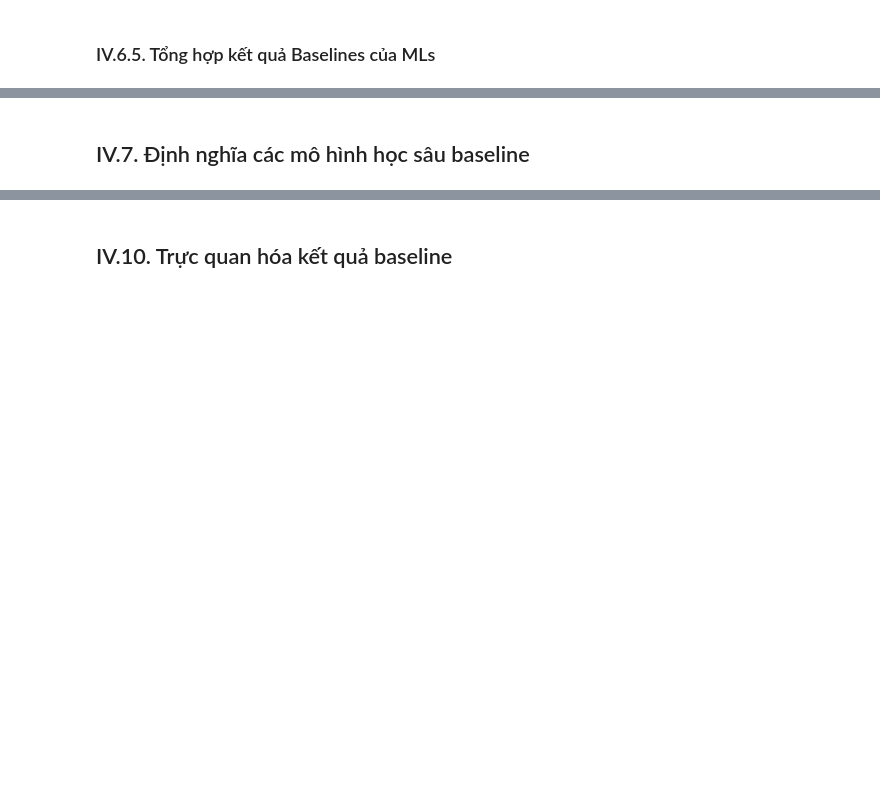
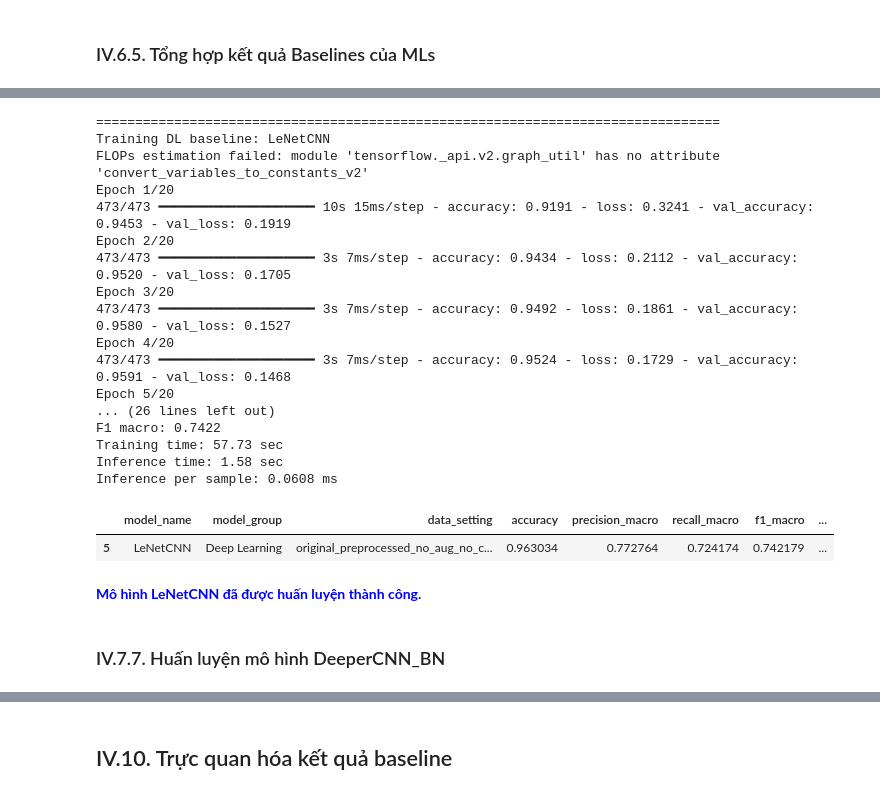
Before and after one commit to quangnguyen-james/wafermap-thesis, a Jupyter notebook: wafermap-classification-by-cae-and-lightweight.ipynb, the cells around one changed output, grey strips where cells are left out. Cells and saved outputs as stored; diff of their text form; code cells hidden in the pictures; blank space fills up the shorter version.

```diff
--- a/wafermap-classification-by-cae-and-lightweight.ipynb
+++ b/wafermap-classification-by-cae-and-lightweight.ipynb
@@ -1702,2 +1988,26 @@ def estimate_flops_keras_model(model):
+# %%
+lenet_model, lenet_history, lenet_report, lenet_cm = run_dl_baseline("LeNetCNN", 20, 256)
+display(HTML("<span style = 'color: blue; font-weight:bold;'> Mô hình LeNetCNN đã được huấn luyện thành công.</span>"))
+# %% [output]
+================================================================================
+Training DL baseline: LeNetCNN
+FLOPs estimation failed: module 'tensorflow._api.v2.graph_util' has no attribute 'convert_variables_to_constants_v2'
+Epoch 1/20
+473/473 ━━━━━━━━━━━━━━━━━━━━ 10s 15ms/step - accuracy: 0.9191 - loss: 0.3241 - val_accuracy: 0.9453 - val_loss: 0.1919
+Epoch 2/20
+473/473 ━━━━━━━━━━━━━━━━━━━━ 3s 7ms/step - accuracy: 0.9434 - loss: 0.2112 - val_accuracy: 0.9520 - val_loss: 0.1705
+Epoch 3/20
+473/473 ━━━━━━━━━━━━━━━━━━━━ 3s 7ms/step - accuracy: 0.9492 - loss: 0.1861 - val_accuracy: 0.9580 - val_loss: 0.1527
+Epoch 4/20
+473/473 ━━━━━━━━━━━━━━━━━━━━ 3s 7ms/step - accuracy: 0.9524 - loss: 0.1729 - val_accuracy: 0.9591 - val_loss: 0.1468
+Epoch 5/20
+... (26 lines left out)
+F1 macro: 0.7422
+Training time: 57.73 sec
+Inference time: 1.58 sec
+Inference per sample: 0.0608 ms
+|  | model_name | model_group | data_setting | accuracy | precision_macro | recall_macro | f1_macro | ... |
+| 5 | LeNetCNN | Deep Learning | original_preprocessed_no_aug_no_c... | 0.963034 | 0.772764 | 0.724174 | 0.742179 | ... |
+Mô hình LeNetCNN đã được huấn luyện thành công.
 # %% [markdown]
-## IV.7. Định nghĩa các mô hình học sâu baseline
+### IV.7.7. Huấn luyện mô hình DeeperCNN_BN
```
Also changed, not shown: parts of 38 cells of this notebook.
